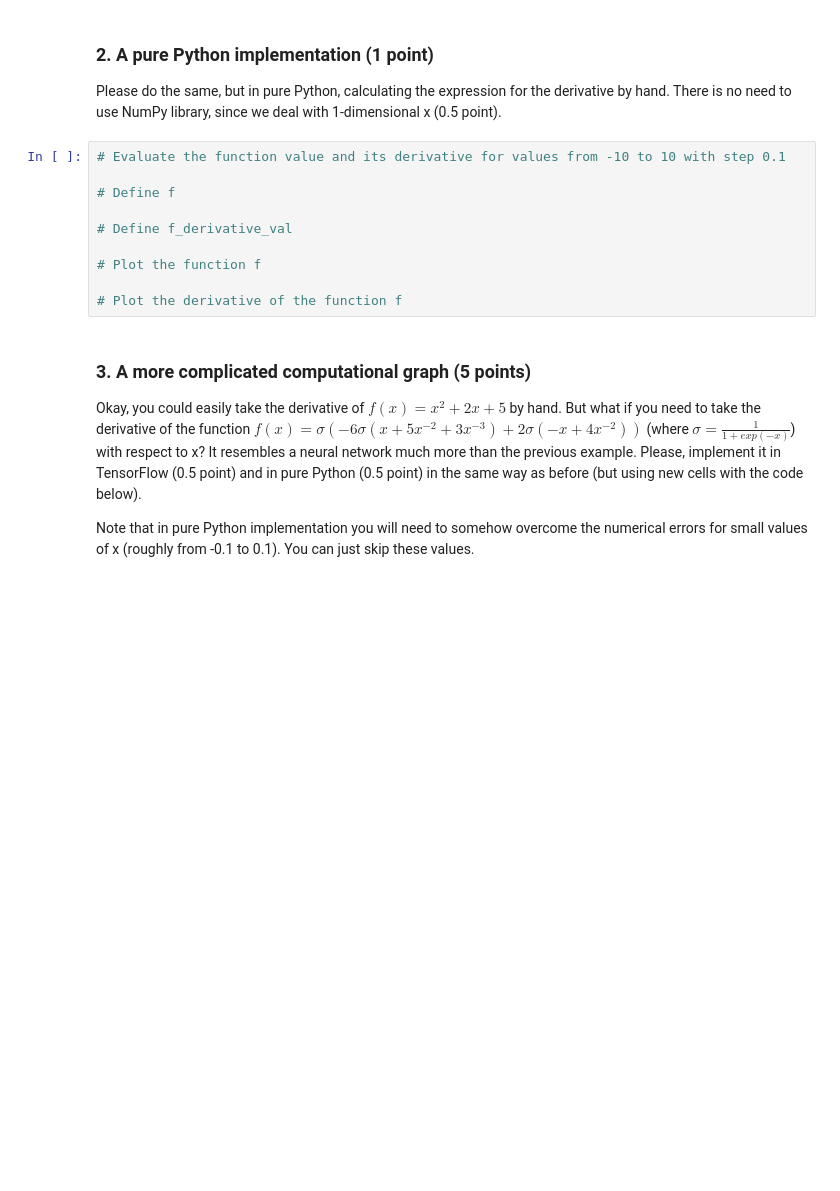
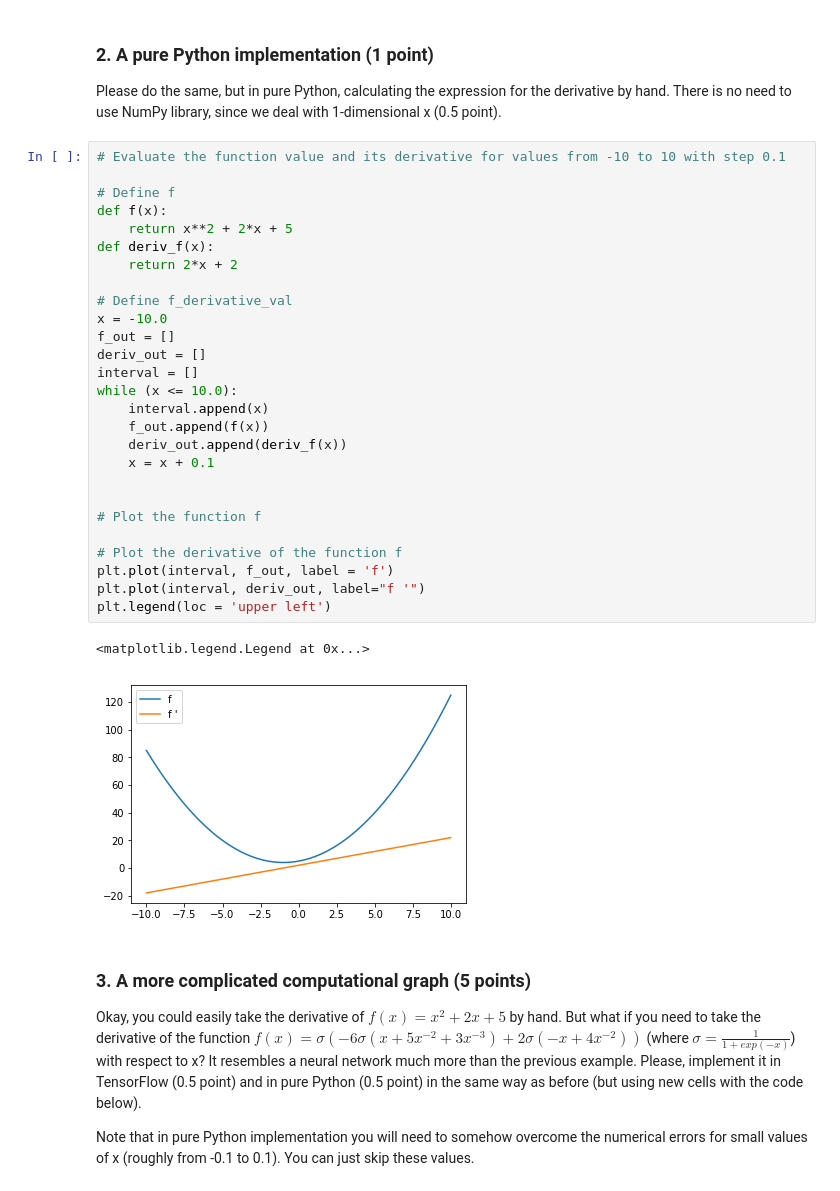
Before and after one commit to Rende/nnia_18, a Jupyter notebook: nniasheet2final.ipynb, the cells around one changed output. Drawn from its saved outputs; the diff is of its cells as text; blank space fills up the shorter version.

```diff
--- a/nniasheet2final.ipynb
+++ b/nniasheet2final.ipynb
@@ -114,13 +128,33 @@ Please do the same, but in pure Python, calculating the expression for the deriv
 # %%
 # Evaluate the function value and its derivative for values from -10 to 10 with step 0.1
 
 # Define f
+def f(x):
+    return x**2 + 2*x + 5
+def deriv_f(x):
+    return 2*x + 2
 
 # Define f_derivative_val
+x = -10.0
+f_out = []
+deriv_out = []
+interval = []
+while (x <= 10.0):
+    interval.append(x)
+    f_out.append(f(x))
+    deriv_out.append(deriv_f(x))
+    x = x + 0.1
+
 
 # Plot the function f
 
 # Plot the derivative of the function f
+plt.plot(interval, f_out, label = 'f')
+plt.plot(interval, deriv_out, label="f '")
+plt.legend(loc = 'upper left')
+# %% [output]
+<matplotlib.legend.Legend at 0x...>
+[figure, added]
 # %% [markdown]
 ### 3. A more complicated computational graph (5 points)
 Okay, you could easily take the derivative of $f(x) = x^2 + 2x + 5$ by hand. But what if you need to take the derivative of the function $f(x) = \sigma(-6 \sigma (x + 5 x^{-2} + 3 x^{-3}) + 2 \sigma (-x + 4 x^{-2}))$ (where $\sigma = \frac{1}{1 + exp(-x)}$) with respect to x?
```
Also changed, not shown: parts of 3 cells of this notebook.
